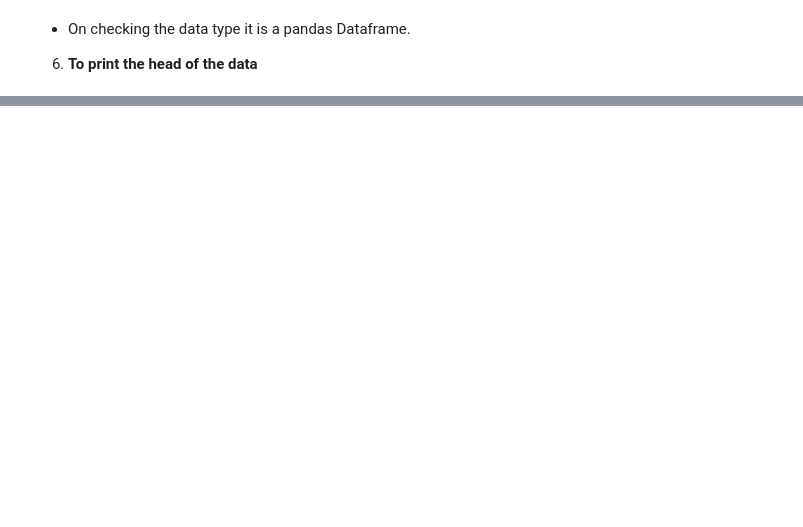
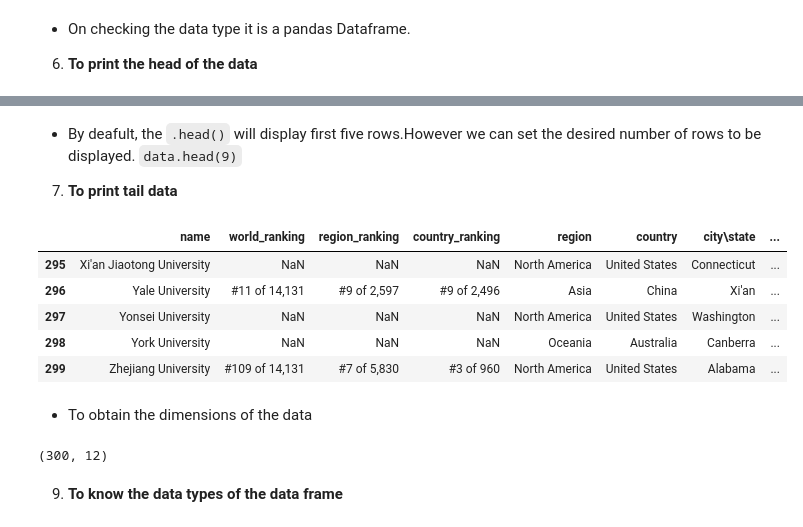
Before and after one commit to kolynzb/ML-tutor, a Jupyter notebook: MIT_GL/0x00-week_1/0x00-packages/pandas.ipynb, the cells around one changed output, grey strips where cells are left out. Saved outputs shown, nothing was run; the diff lists cells and outputs as text; code cells hidden in the pictures; blank space fills up the shorter version.

```diff
--- a/MIT_GL/0x00-week_1/0x00-packages/pandas.ipynb
+++ b/MIT_GL/0x00-week_1/0x00-packages/pandas.ipynb
@@ -332,6 +332,6 @@ pd.DataFrame([Subject,Marks,CGPA],index=['Subject','Marks','CGPA']).T
 # %% [markdown]
 5. __To read data from csv file__
 # %%
-data = pd.read.csv("file_name")
+data = pd.read_csv("sample.csv")
 type(data)
 # The file must be in the same directory as the notebook.
@@ -342,0 +352,23 @@ data.head()
+# %% [markdown]
+- By deafult, the `.head()` will display first five rows.However we can set the desired number of rows to be displayed.
+`data.head(9)`
+
+7. __To print tail data__
+# %%
+data.tail() # Last 5
+# %% [output]
+|  | name | world_ranking | region_ranking | country_ranking | region | country | city\state | ... |
+| 295 | Xi'an Jiaotong University | NaN | NaN | NaN | North America | United States | Connecticut | ... |
+| 296 | Yale University | #11 of 14,131 | #9 of 2,597 | #9 of 2,496 | Asia | China | Xi'an | ... |
+| 297 | Yonsei University | NaN | NaN | NaN | North America | United States | Washington | ... |
+| 298 | York University | NaN | NaN | NaN | Oceania | Australia | Canberra | ... |
+| 299 | Zhejiang University | #109 of 14,131 | #7 of 5,830 | #3 of 960 | North America | United States | Alabama | ... |
+# %% [markdown]
+-  To obtain the dimensions of the data
+# %%
+data.shape
+# (rows,columns)
+# %% [output]
+(300, 12)
+# %% [markdown]
+9. __To know the data types of the data frame__
```
Also changed, not shown: parts of 5 cells of this notebook.
